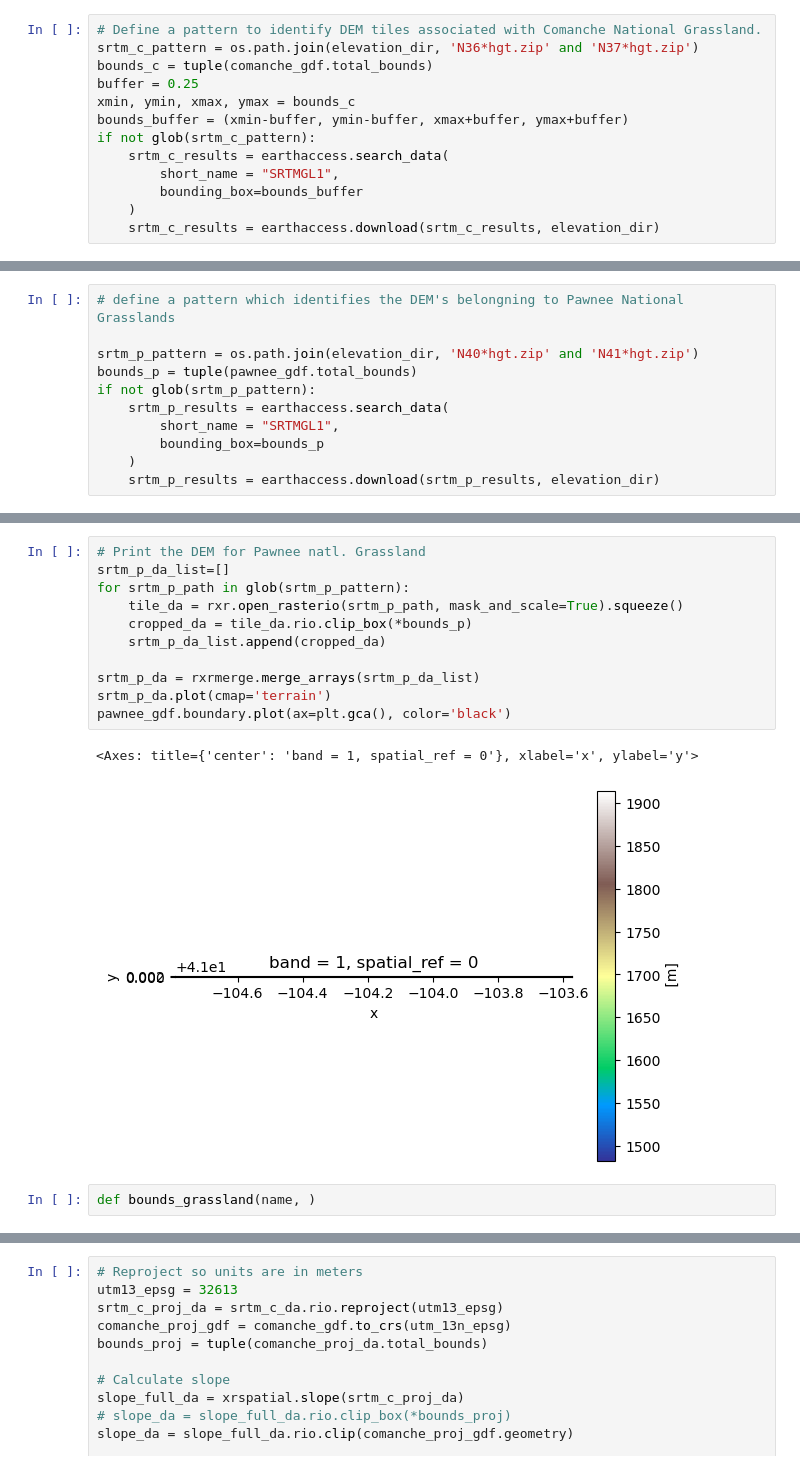
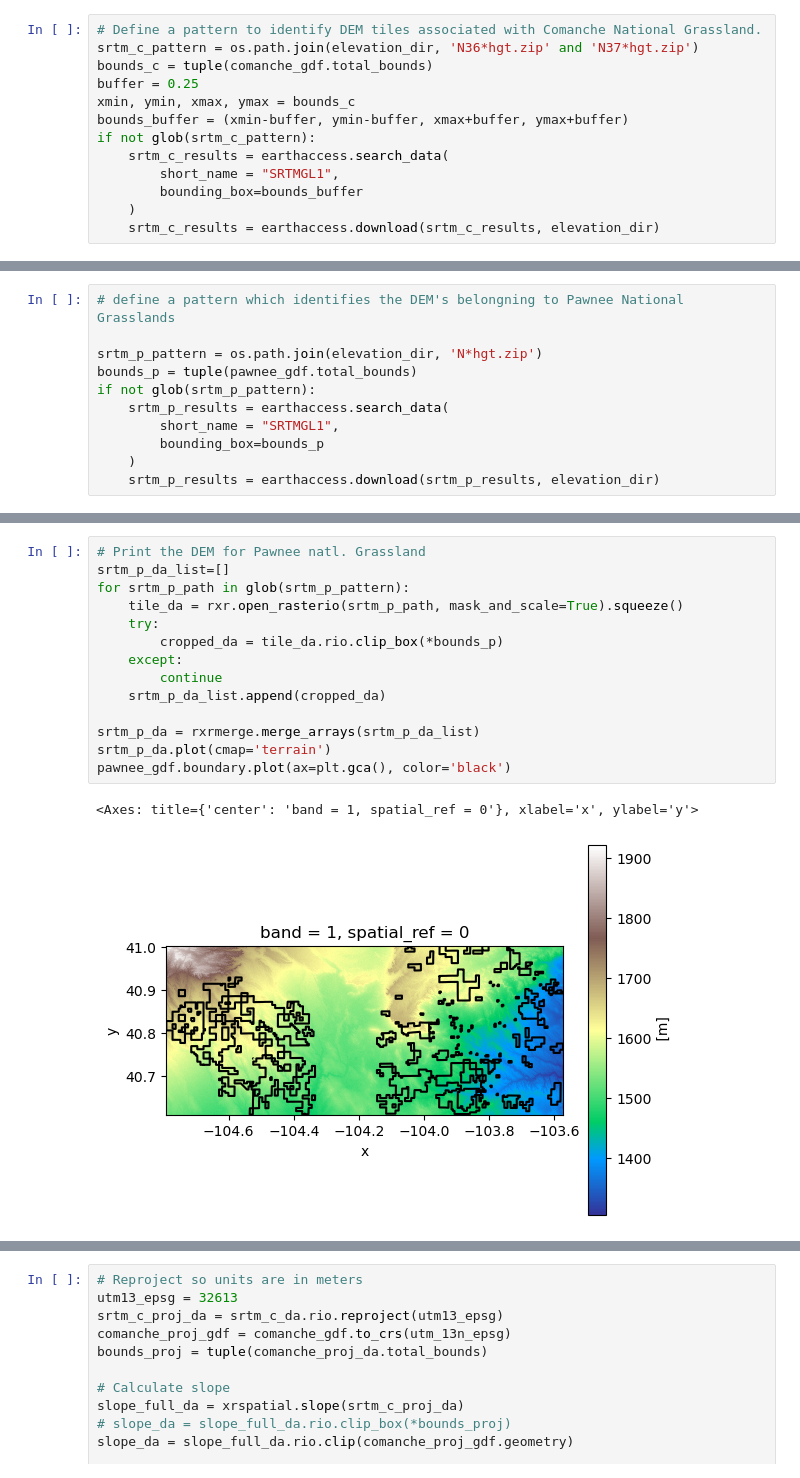
Before and after one commit to allenmoench/habitat_suitability, a Jupyter notebook: habitat_suitability_03_DEM.ipynb, the cells around one changed output, grey strips where cells are left out. Cells and saved outputs as stored; diff of their text form.

```diff
--- a/habitat_suitability_03_DEM.ipynb
+++ b/habitat_suitability_03_DEM.ipynb
@@ -82,7 +86,7 @@ MemoryError: Unable to allocate 889. MiB for an array with shape (3602, 8086, 4)
 # %%
 # define a pattern which identifies the DEM's belongning to Pawnee National Grasslands
 
-srtm_p_pattern = os.path.join(elevation_dir, 'N40*hgt.zip' and 'N41*hgt.zip')
+srtm_p_pattern = os.path.join(elevation_dir, 'N*hgt.zip')
 bounds_p = tuple(pawnee_gdf.total_bounds)
 if not glob(srtm_p_pattern):
     srtm_p_results = earthaccess.search_data(
@@ -93,16 +108,17 @@ if not glob(srtm_p_pattern):
 # %%
 # Print the DEM for Pawnee natl. Grassland
 srtm_p_da_list=[]
 for srtm_p_path in glob(srtm_p_pattern):
     tile_da = rxr.open_rasterio(srtm_p_path, mask_and_scale=True).squeeze()
-    cropped_da = tile_da.rio.clip_box(*bounds_p)
+    try:
+        cropped_da = tile_da.rio.clip_box(*bounds_p)
+    except:
+        continue
     srtm_p_da_list.append(cropped_da)
 
 srtm_p_da = rxrmerge.merge_arrays(srtm_p_da_list)
 srtm_p_da.plot(cmap='terrain')
 pawnee_gdf.boundary.plot(ax=plt.gca(), color='black')
 # %% [output]
 <Axes: title={'center': 'band = 1, spatial_ref = 0'}, xlabel='x', ylabel='y'>
-[figure, old version]
+[figure, new version]
-# %%
-def bounds_grassland(name, )
```
Also changed, not shown: parts of 10 cells of this notebook, 5 other files.
